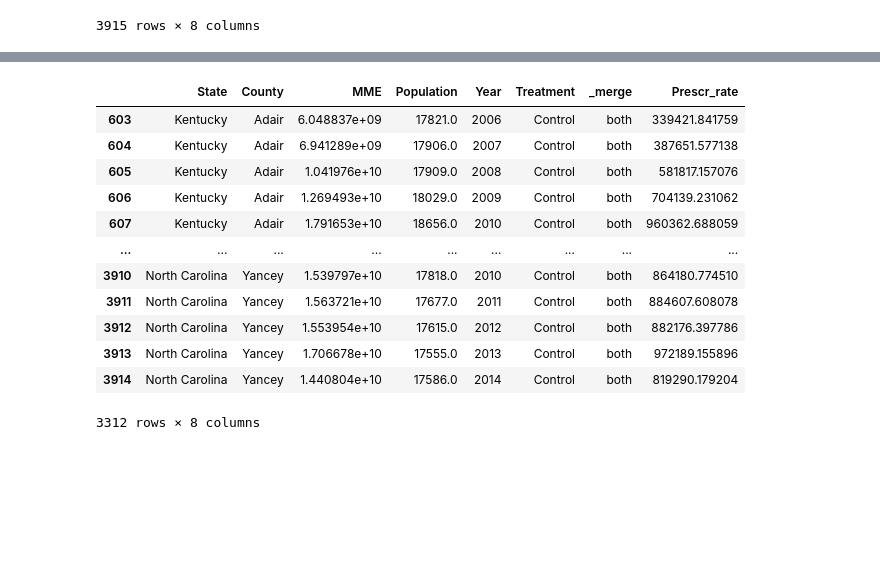
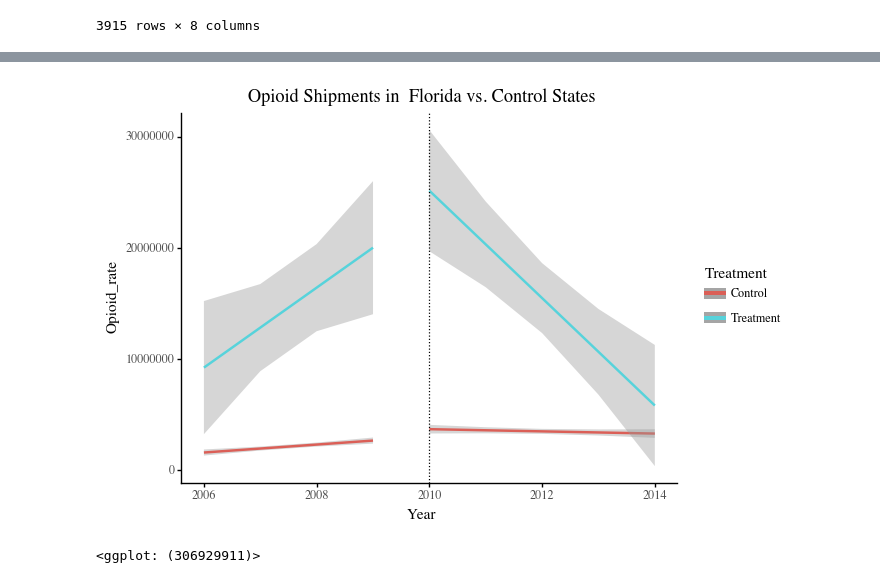
Before and after one commit to clarissaache/opioid-control-regulation-analysis, a Jupyter notebook: 20_intermediate_files/diff_prescriptions.ipynb, the cells around one changed output, grey strips where cells are left out. Cells and saved outputs as stored; diff of their text form; code cells hidden in the pictures; blank space fills up the shorter version.

Commit message:
adding plots

```diff
--- a/20_intermediate_files/diff_prescriptions.ipynb
+++ b/20_intermediate_files/diff_prescriptions.ipynb
@@ -67,18 +21,0 @@ base + base.transform_loess('Year', 'log_rate', groupby = ['Treatment']).mark_li
-# %%
-P_treatment = Prescriptions[Prescriptions.loc[:,'Treatment']=='Treatment']
-P_control = Prescriptions[Prescriptions.loc[:,'Treatment']=='Control']
-P_control
-# %% [output]
-|  | State | County | MME | Population | Year | Treatment | _merge | Prescr_rate |
-| 603 | Kentucky | Adair | 6.048837e+09 | 17821.0 | 2006 | Control | both | 339421.841759 |
-| 604 | Kentucky | Adair | 6.941289e+09 | 17906.0 | 2007 | Control | both | 387651.577138 |
-| 605 | Kentucky | Adair | 1.041976e+10 | 17909.0 | 2008 | Control | both | 581817.157076 |
-| 606 | Kentucky | Adair | 1.269493e+10 | 18029.0 | 2009 | Control | both | 704139.231062 |
-| 607 | Kentucky | Adair | 1.791653e+10 | 18656.0 | 2010 | Control | both | 960362.688059 |
-| ... | ... | ... | ... | ... | ... | ... | ... | ... |
-| 3910 | North Carolina | Yancey | 1.539797e+10 | 17818.0 | 2010 | Control | both | 864180.774510 |
-| 3911 | North Carolina | Yancey | 1.563721e+10 | 17677.0 | 2011 | Control | both | 884607.608078 |
-| 3912 | North Carolina | Yancey | 1.553954e+10 | 17615.0 | 2012 | Control | both | 882176.397786 |
-| 3913 | North Carolina | Yancey | 1.706678e+10 | 17555.0 | 2013 | Control | both | 972189.155896 |
-| 3914 | North Carolina | Yancey | 1.440804e+10 | 17586.0 | 2014 | Control | both | 819290.179204 |
-3312 rows × 8 columns
@@ -86,0 +22,47 @@ P_control
+# %%
+pre_FL=Prescriptions[(Prescriptions.State=='Florida')&(Prescriptions.Year<2010)] # filtering for pre policy years for Florida
+post_FL=Prescriptions[(Prescriptions.State=='Florida')&(Prescriptions.Year>=2010)] #post policy year for florida
+pre_contr=Prescriptions[(Prescriptions.Treatment=='Control')&(Prescriptions.Year<2010)] # filtering for pre policy years for thr control states:North Carolina,Georgia and Kentucky
+post_contr=Prescriptions[(Prescriptions.Treatment=='Control')&(Prescriptions.Year>=2010)] # filtering for post policy years for thr control states:North Carolina,Georgia and Kentucky
+# %%
+from plotnine import *
+def diffIndiff(prepolicy_contr,postpolicy_contr,prepolicy_treatment,postpolicy_treatment,xvar,yvar,policyyear):
+    m=(
+    ggplot()
+    # plot all chosen states,  pre policy year
+    + geom_smooth(
+        prepolicy_contr,
+        aes(x=xvar, y=yvar,color="Treatment"),
+        method="lm",
+    )
+    # plot all chosen states, post policy year
+    + geom_smooth(
+        postpolicy_contr,
+        aes(x=xvar, y=yvar,color="Treatment"),
+        method="lm",
+    )
+    # plot treatment, pre policy year
+    + geom_smooth(
+        prepolicy_treatment,
+        aes(x=xvar, y=yvar, color="Treatment"),
+        method="lm",
+    )
+    # plot treatment, post policy year
+    + geom_smooth(
+        postpolicy_treatment,
+        aes(x=xvar, y=yvar, color="Treatment"),
+        method="lm",
+    )
+    + geom_vline(xintercept=policyyear, linetype="dotted")
+    + xlab("Year")
+    + theme_classic(base_family="Times")
+    + scale_x_continuous(breaks=[2006, 2008, 2010, 2012,2014], limits=[2006, 2014])
+    )
+    return m
+# %%
+m=diffIndiff(pre_contr,post_contr,pre_FL,post_FL,'Year','Prescr_rate',2010)+ labs(title="Opioid Shipments in  Florida vs. Control States", color="Treatment")+ylab("Opioid_rate")
+#ggsave(plot=m,filename='FLOpioid-Shipments.png')
+m
+# %% [output]
+[figure, added]
+<ggplot: (306929911)>
```
Also changed, not shown: parts of 6 cells of this notebook, 5 other files.
